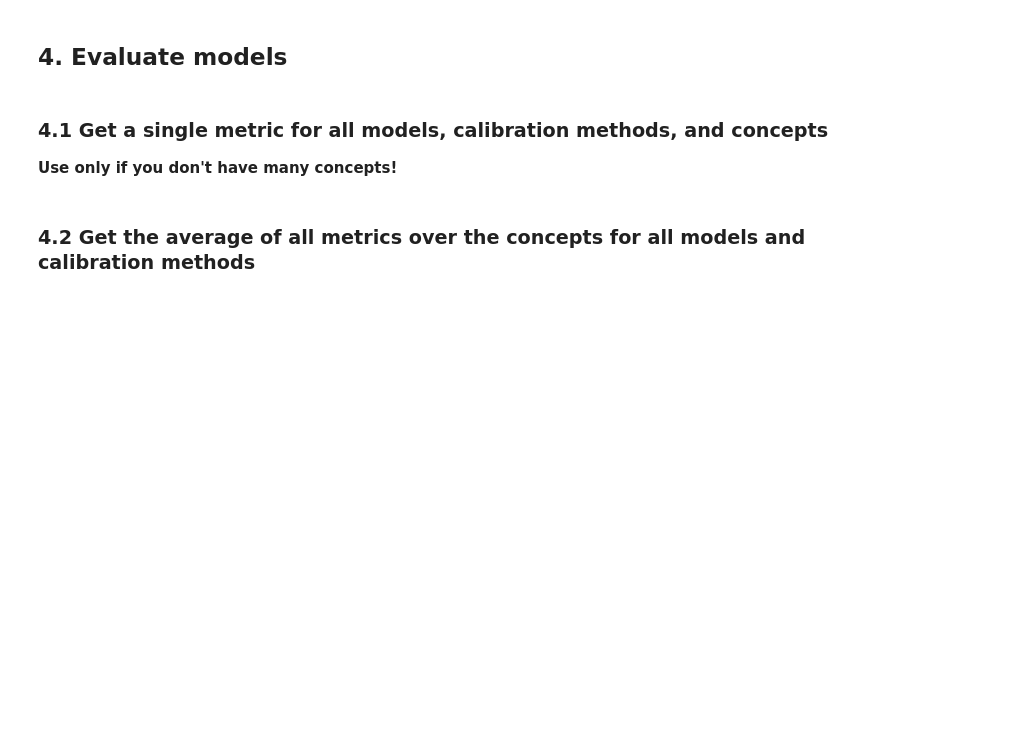
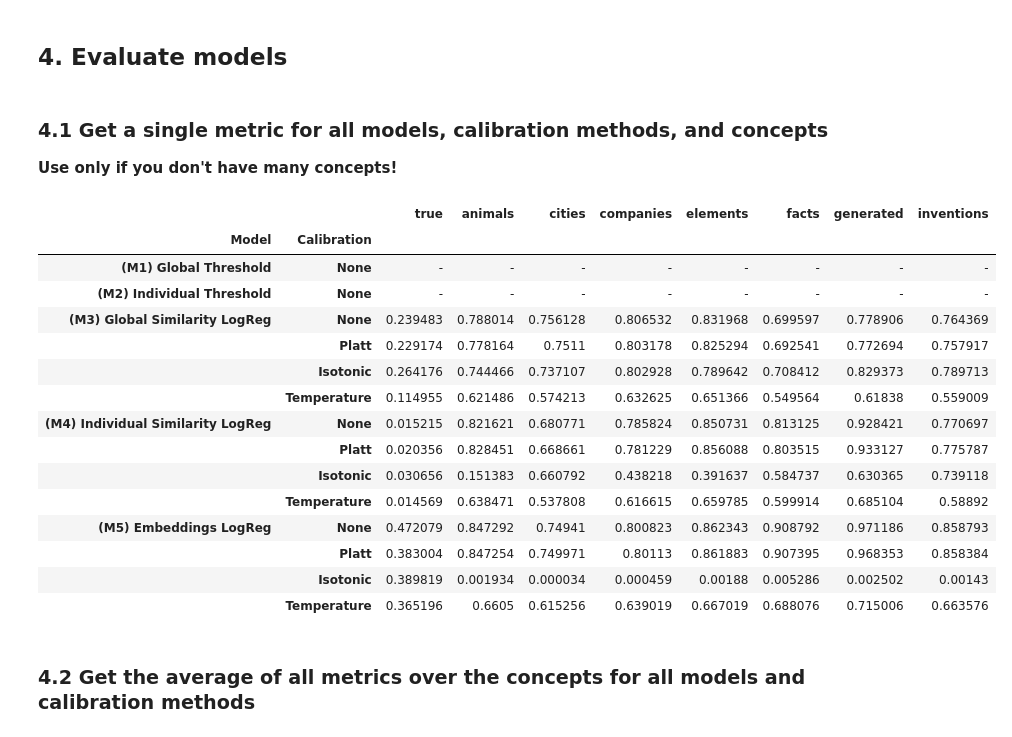
Before and after one commit to cassandra-goldberg/Calibrated_Concepts, a Jupyter notebook: Experiments/Experiment.ipynb, the cells around one changed output. Drawn from its saved outputs; the diff is of its cells as text; code cells hidden in the pictures; blank space fills up the shorter version.

```diff
--- a/Experiments/Experiment.ipynb
+++ b/Experiments/Experiment.ipynb
@@ -147,11 +145,33 @@ os.makedirs(results_path, exist_ok=True)
 
 **Use only if you don't have many concepts!**
 # %%
+metric = 'K1'
+
 if len(concepts) <= 10:
-    acc_df = compare_all_models_calibration_metric(base_models, m3_models_cal, m4_models_cal, m5_models_cal,
+    metric_df = compare_all_models_calibration_metric(base_models, m3_models_cal, m4_models_cal, m5_models_cal,
                                        test_metadata_df, test_cosine_similarity_df, test_embeddings,
-                                       metric='accuracy')
-    display(acc_df)
+                                       metric=metric)
+    if not 'K' in metric:
+        display(metric_df.style.highlight_max(color='grey'))
+    else:
+        display(metric_df)
+# %% [output]
+|  |  | true | animals | cities | companies | elements | facts | generated | inventions |
+| Model | Calibration |  |  |  |  |  |  |  |  |
+| (M1) Global Threshold | None | - | - | - | - | - | - | - | - |
+| (M2) Individual Threshold | None | - | - | - | - | - | - | - | - |
+| (M3) Global Similarity LogReg | None | 0.239483 | 0.788014 | 0.756128 | 0.806532 | 0.831968 | 0.699597 | 0.778906 | 0.764369 |
+|  | Platt | 0.229174 | 0.778164 | 0.7511 | 0.803178 | 0.825294 | 0.692541 | 0.772694 | 0.757917 |
+|  | Isotonic | 0.264176 | 0.744466 | 0.737107 | 0.802928 | 0.789642 | 0.708412 | 0.829373 | 0.789713 |
+|  | Temperature | 0.114955 | 0.621486 | 0.574213 | 0.632625 | 0.651366 | 0.549564 | 0.61838 | 0.559009 |
+| (M4) Individual Similarity LogReg | None | 0.015215 | 0.821621 | 0.680771 | 0.785824 | 0.850731 | 0.813125 | 0.928421 | 0.770697 |
+|  | Platt | 0.020356 | 0.828451 | 0.668661 | 0.781229 | 0.856088 | 0.803515 | 0.933127 | 0.775787 |
+|  | Isotonic | 0.030656 | 0.151383 | 0.660792 | 0.438218 | 0.391637 | 0.584737 | 0.630365 | 0.739118 |
+|  | Temperature | 0.014569 | 0.638471 | 0.537808 | 0.616615 | 0.659785 | 0.599914 | 0.685104 | 0.58892 |
+| (M5) Embeddings LogReg | None | 0.472079 | 0.847292 | 0.74941 | 0.800823 | 0.862343 | 0.908792 | 0.971186 | 0.858793 |
+|  | Platt | 0.383004 | 0.847254 | 0.749971 | 0.80113 | 0.861883 | 0.907395 | 0.968353 | 0.858384 |
+|  | Isotonic | 0.389819 | 0.001934 | 0.000034 | 0.000459 | 0.00188 | 0.005286 | 0.002502 | 0.00143 |
+|  | Temperature | 0.365196 | 0.6605 | 0.615256 | 0.639019 | 0.667019 | 0.688076 | 0.715006 | 0.663576 |
 # %% [markdown]
 ### 4.2 Get the average of all metrics over the concepts for all models and calibration methods
 # %%
```
Also changed, not shown: parts of 4 cells of this notebook, 11 other files.
